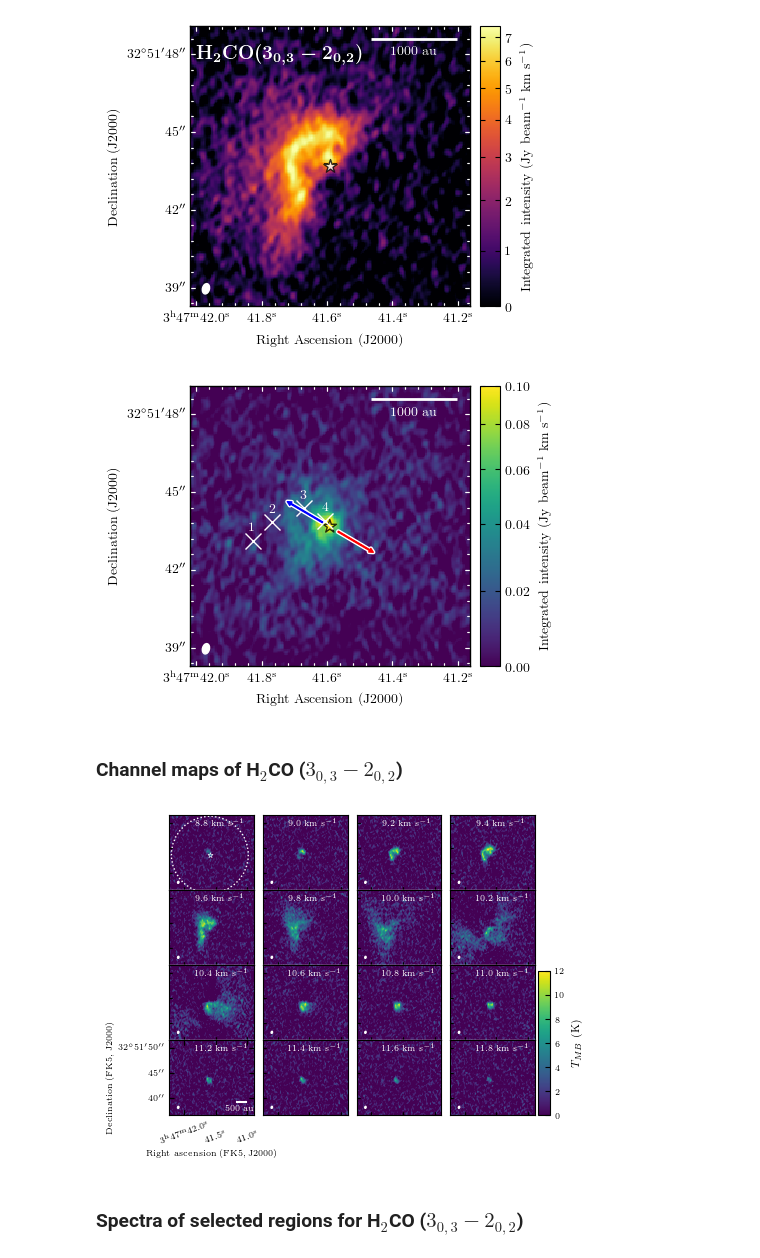
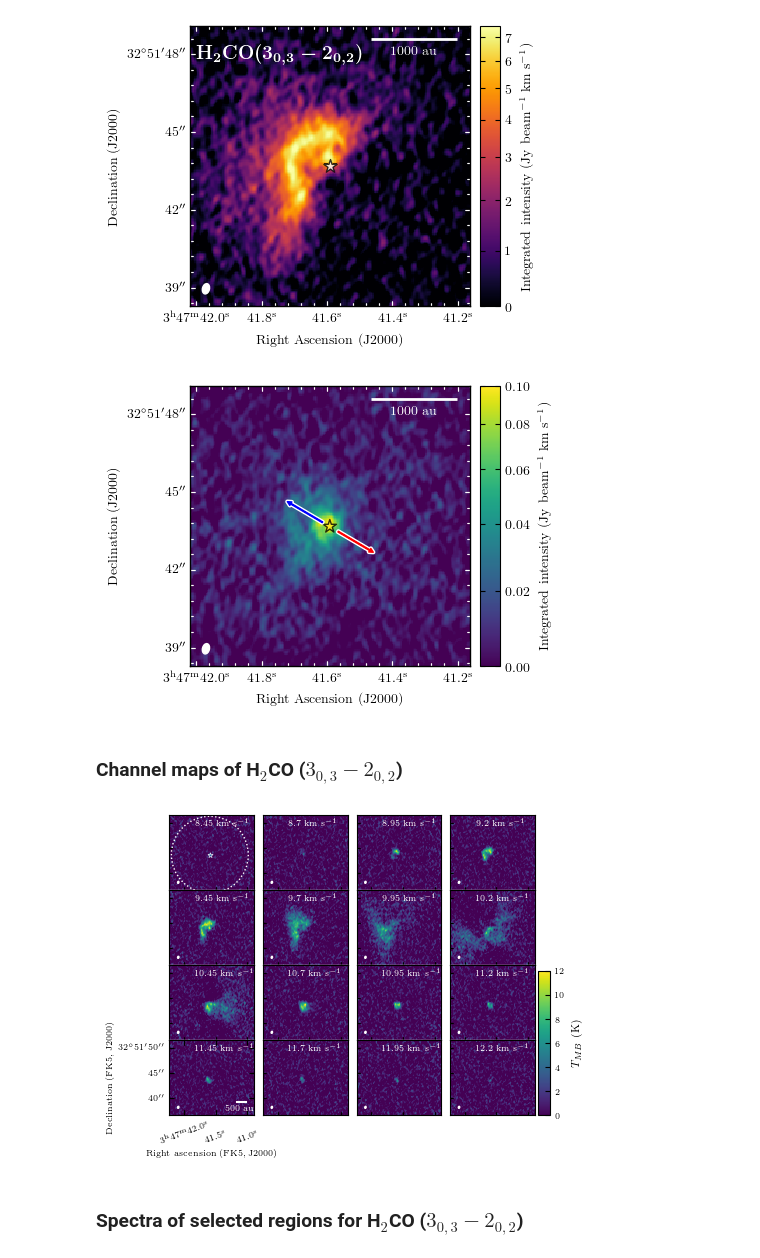
Before and after one commit to tere-valdivia/Barnard_5_infall, a Jupyter notebook: figures.ipynb, the cells around one changed output. Drawn from its saved outputs; the diff is of its cells as text; code cells hidden in the pictures.

```diff
--- a/figures.ipynb
+++ b/figures.ipynb
@@ -1324,32 +1258,32 @@ if savefigure:
 # %% [output]
 [figure]
 # %%
-# moment 0 with regions and outflow
+# moment 0 and outflow
 savefigure = True
 
 fig = plt.figure(figsize=(4,4))
-figname = figurefolder + 'B5IRS1_H2COa_robust05_multi_3_cut_mom0_regions_woutflow.pdf' #_regions
+figname = figurefolder + 'B5IRS1_H2COa_robust05_multi_3_cut_mom0_woutflow.pdf' #_regions
 gc = plot_aplpy_subfig(h2comom0file, fig, (1,1,1), 'arcsinh', 0, 0.1, 'viridis', vmid=0.05, label_col='w',barsize=1000)
 gc.recenter(ra_yso, dec_yso, 0.0015)
 gc.show_markers(ra_yso, dec_yso, marker='*', alpha=0.8, layer='lay_yso',  facecolor='None', edgecolor='k', s=100)
 gc.show_circles(ra_yso, dec_yso, (primary_beam_alma(freq_H2CO)/2).to(u.deg).value, color='w')
 gc.beam.set_color('w')
 gc.colorbar.set_axis_label_text(r'Integrated intensity (Jy beam$^{-1}$ km s$^{-1}$)')
 gc.tick_labels.set_xformat('hh:mm:ss.s')
-gc.show_regions(regions_alma_spectra)
+# gc.show_regions(regions_alma_spectra)
 
 arrowlength = 0.0005
 pa = (157.1-180) * 180/ np.pi
 
 gc.show_arrows(ra_yso+0.0001, dec_yso+0.00005,arrowlength*np.sin(pa), arrowlength*np.cos(pa), color='w', zorder=100, linewidth=3)
 gc.show_arrows(ra_yso+0.0001, dec_yso+0.00005,arrowlength*np.sin(pa), arrowlength*np.cos(pa), color='b', zorder=100)
 gc.show_arrows(ra_yso-0.0001, dec_yso-0.00005, -arrowlength*np.sin(pa), -arrowlength*np.cos(pa), color='w', linewidth=3)
 gc.show_arrows(ra_yso-0.0001, dec_yso-0.00005, -arrowlength*np.sin(pa), -arrowlength*np.cos(pa), color='r', zorder=100)
 gc.colorbar.set_pad(0.1)
 if savefigure:
     fig.savefig(figname, bbox_inches='tight')
 # %% [output]
-[figure, old version]
+[figure, new version]
 # %% [markdown]
 ### Channel maps of H$_2$CO ($3_{0, 3} - 2_{0, 2}$)
 # %%
@@ -1368,8 +1302,8 @@ colorH2CO = '#377eb8' #blue
 # %%
 savefigure = True
 
-velinit = 8.8 * u.km/u.s
-deltav = 0.2 * u.km/u.s
+velinit = 8.45 * u.km/u.s
+deltav = 0.25 * u.km/u.s
 figname = figurefolder + 'B5IRS1_H2COa_robust05_multi_3_chanmap_{0}_{1}.pdf'.format(velinit.value,deltav.value)
 nrows = 4
 ncols = 4
@@ -1426,7 +1360,7 @@ cbar_ax.tick_params(labelsize=6)
 if savefigure:
     fig.savefig(figname, dpi=300, bbox_inches='tight')
 # %% [output]
-[figure, old version]
+[figure, new version]
 # %% [markdown]
 ### Spectra of selected regions for H$_2$CO ($3_{0, 3} - 2_{0, 2}$)
 # %%
```
Also changed, not shown: parts of 11 cells of this notebook, 44 other files.
